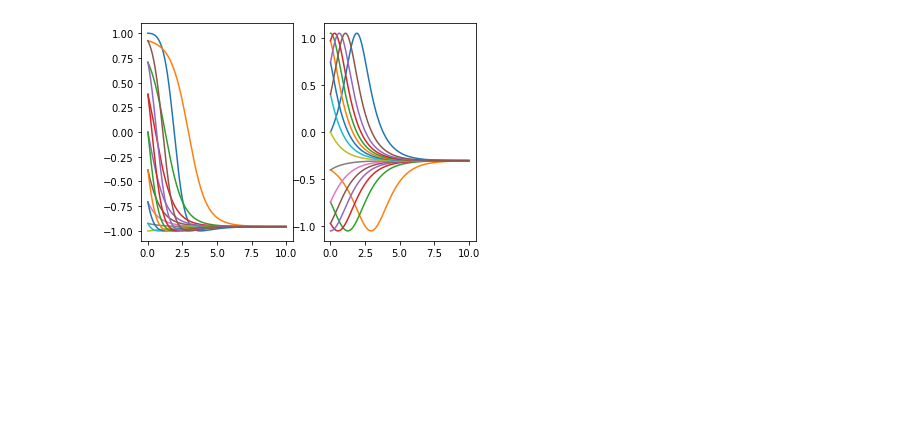
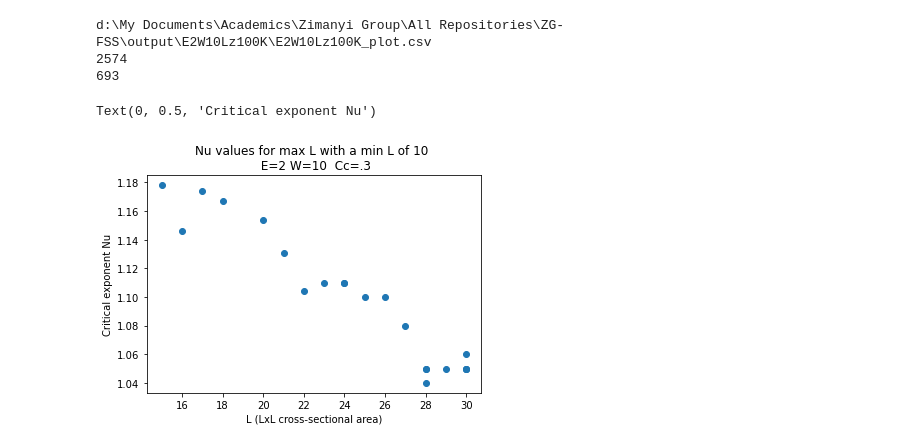
Before and after one commit to agoga/ZG-FSS, a Jupyter notebook: tools.ipynb, the cells around one changed output. Cells and saved outputs as stored; diff of their text form; code cells hidden in the pictures; blank space fills up the shorter version.

Commit message:
dump of minor changes and upload of recent data

```diff
--- a/tools.ipynb
+++ b/tools.ipynb
@@ -27,6 +54,7 @@ runname=''#now.strftime("%H_%M")
 
 scriptdir=os.getcwd() #os.path.dirname(__file__)
 datadir= os.path.join(scriptdir, 'data\\')#static ..\data\
+outputdir=os.path.join(scriptdir, 'output\\')#static ..\data\
 
 def openfile(filename):
     f = open(filename, "r+")
@@ -270,26 +315,30 @@ plt.scatter(x,y)
-# %%
-import numpy as np
-import matplotlib.pyplot as plt
-
-k0=np.arange(-np.pi, np.pi,np.pi/8)
-klen=len(k0)
-dt=10**-4
-nstep=100000
-t=np.arange(0,nstep*dt,dt)
-ax1=plt.subplot(1,2,1)
-ax2=plt.subplot(1,2,2)
-
-for i in range(0,klen):
-    nk=k0[i]
-    E=np.zeros(nstep)
-    v=np.zeros(nstep)
-    for i in range(0,nstep):
-        E[i]=-np.cos(nk)
-        v[i]=1.05*np.sin(nk)
-        dd=-.304-v[i]
-        nk=dd*dt+nk
-    ax1.plot(t,E)
-    ax2.plot(t,v)
-plt.show()
-# %% [output]
-[figure, removed]
+# %%
+import pandas as pd
+import matplotlib.pyplot as plt
+
+group = 'E2W10Lz100K'
+datafile=outputdir+group+'\\'+group+'_plot.csv'
+
+print(datafile)
+df = pd.read_csv(datafile,engine='python')
+# maxL=df['Max L']
+# minL=df['Min L']
+# nu=df['Nu']
+# nuErrL=df['Nu err lower']
+# nuErrU=df['Nu err upper']
+#print(df['Bootstrap Resample size'])
+print(df.size)
+df=df.loc[(df['Min L']==10) &(df['Max L']>=15)& (df['Bootstrap Resample size']>=40)&(df['Nu']<=1.5)&(df['Nu']>=1)&(df['n_R']==3)&(df['n_I']==1)&(df['m_R']==2)&(df['m_I']==1)]
+print(df.size)
+maxL=df['Max L']
+nu=df['Nu']
+plt.scatter(maxL,nu)
+plt.title('Nu values for max L with a min L of 10 \n E=2 W=10  Cc=.3')
+plt.xlabel('L (LxL cross-sectional area)')
+plt.ylabel('Critical exponent Nu')
+# %% [output]
+d:\My Documents\Academics\Zimanyi Group\All Repositories\ZG-FSS\output\E2W10Lz100K\E2W10Lz100K_plot.csv
+2574
+693
+Text(0, 0.5, 'Critical exponent Nu')
+[figure, added]
```
Also changed, not shown: parts of 10 cells of this notebook, 4 other files.
